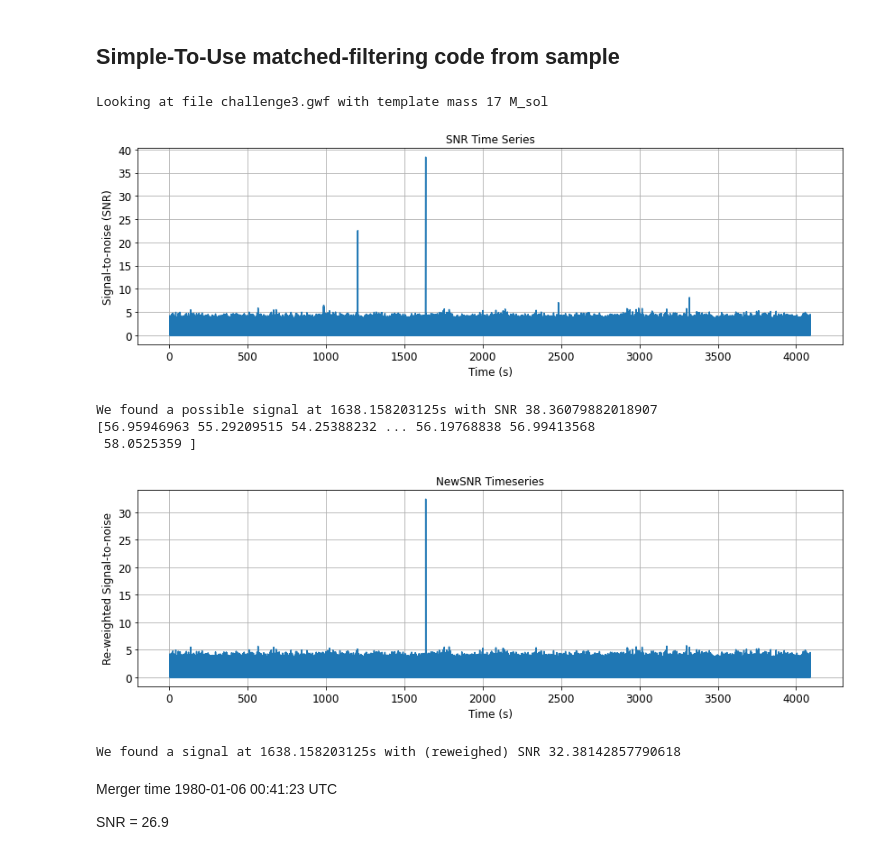
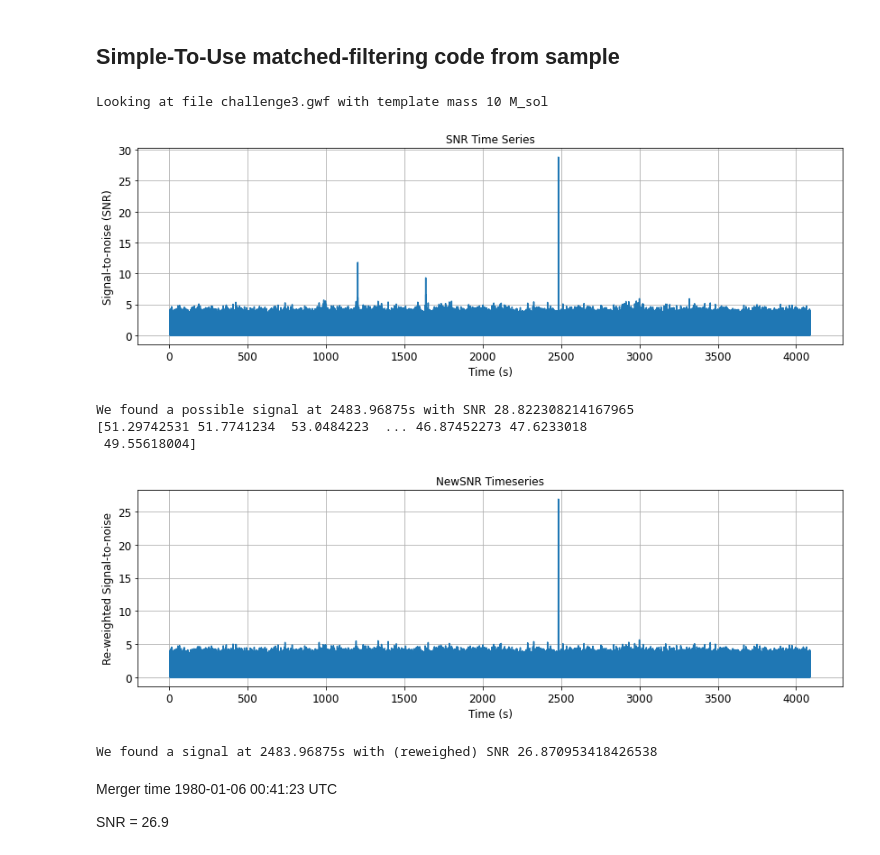
Before and after one commit to SYLau/odw-2022, a Jupyter notebook: Challenge/Data_challenge_4c.ipynb, the cells around one changed output. Saved outputs shown, nothing was run; the diff lists cells and outputs as text; code cells hidden in the pictures.

Commit message:
Challenges 4

```diff
--- a/Challenge/Data_challenge_4c.ipynb
+++ b/Challenge/Data_challenge_4c.ipynb
@@ -100,15 +100,15 @@ def challenge_matched_filter(file_name,channel_name,mass):
 files = ['challenge3.gwf']
 channels = ['H1:CHALLENGE3','L1:CHALLENGE3']
 # %%
-challenge_matched_filter(files[0],channels[0], 17)
+challenge_matched_filter(files[0],channels[0], 10)
 # %% [output]
-Looking at file challenge3.gwf with template mass 17 M_sol
+Looking at file challenge3.gwf with template mass 10 M_sol
-[figure, old version]
+[figure, new version]
-We found a possible signal at 1638.158203125s with SNR 38.36079882018907
-[56.95946963 55.29209515 54.25388232 ... 56.19768838 56.99413568
- 58.0525359 ]
+We found a possible signal at 2483.96875s with SNR 28.822308214167965
+[51.29742531 51.7741234  53.0484223  ... 46.87452273 47.6233018
+ 49.55618004]
-[figure, old version]
+[figure, new version]
-We found a signal at 1638.158203125s with (reweighed) SNR 32.38142857790618
+We found a signal at 2483.96875s with (reweighed) SNR 26.870953418426538
 # %% [markdown]
 Merger time 1980-01-06 00:41:23 UTC
 
```
Also changed, not shown: parts of 5 cells of this notebook, 1 other file.
